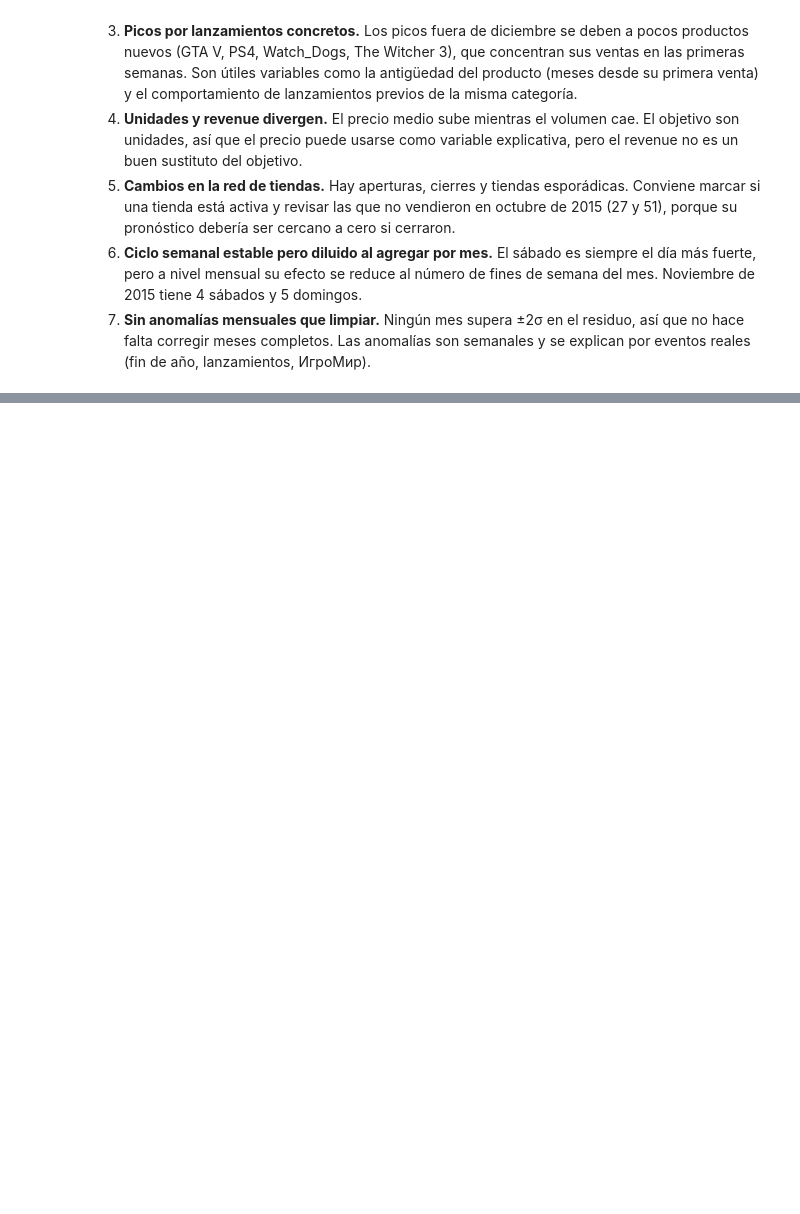
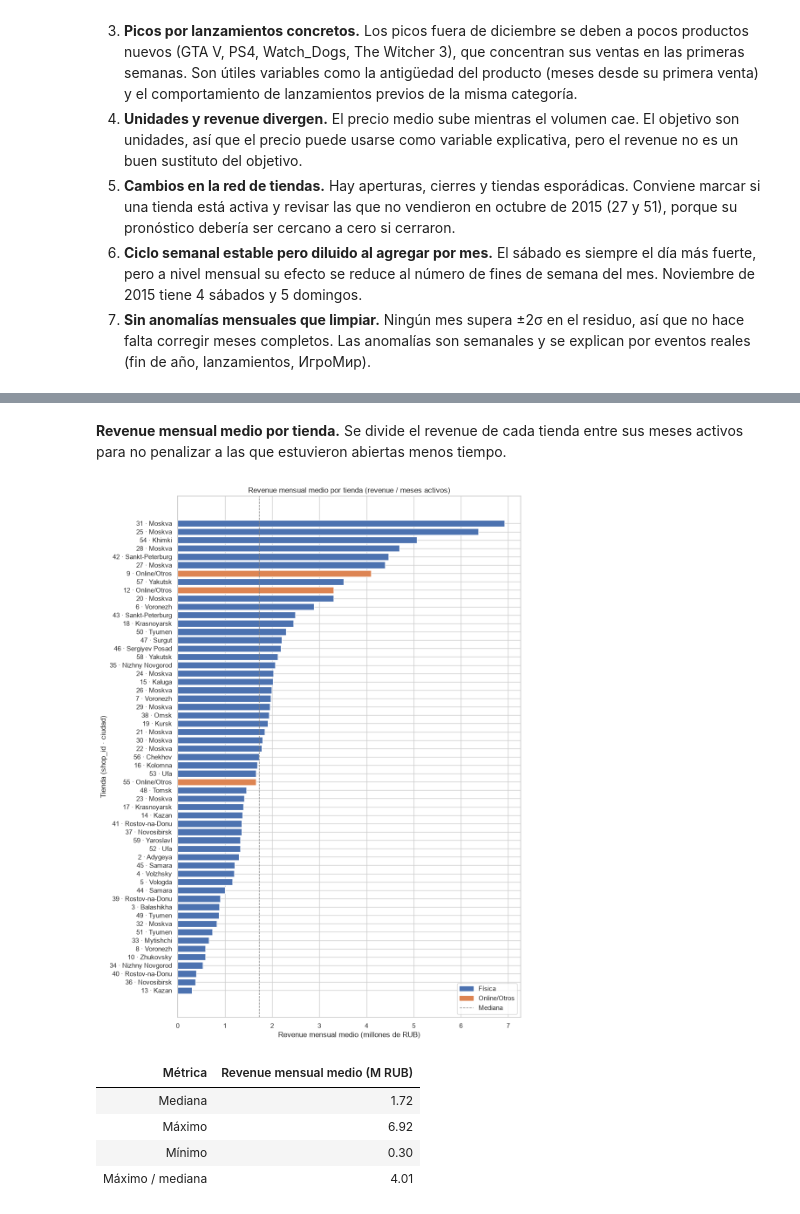
Before and after one commit to LuisCruz1996/predict_future_sales, a Jupyter notebook: notebooks/01_exploratory_data_analysis.ipynb, the cells around one changed output, grey strips where cells are left out. Cells and saved outputs as stored; diff of their text form; code cells hidden in the pictures; blank space fills up the shorter version.

Commit message:
Sección 7: análisis comparativo entre sucursales y productos
Co-Authored-By: Claude Opus 5.5 <noreply@anthropic.com>

```diff
--- a/notebooks/01_exploratory_data_analysis.ipynb
+++ b/notebooks/01_exploratory_data_analysis.ipynb
@@ -2639,0 +3089,41 @@ Patrones que debe considerar el modelo de forecasting de `item_cnt_month` para n
+# %% [markdown]
+**Revenue mensual medio por tienda.** Se divide el revenue de cada tienda entre sus meses activos para no
+penalizar a las que estuvieron abiertas menos tiempo.
+# %%
+TYPE_COLORS = {"Física": "C0", "Online/Otros": "C1"}
+monthly_rank = shop_performance.sort_values("Revenue mensual medio (M RUB)", ascending=True)
+
+fig, ax = plt.subplots(figsize=(10, 13))
+ax.barh(monthly_rank["shop_id"].astype(str) + " · " + monthly_rank["ciudad"].astype(str),
+        monthly_rank["Revenue mensual medio (M RUB)"],
+        color=monthly_rank["tipo_tienda"].map(TYPE_COLORS))
+ax.axvline(monthly_rank["Revenue mensual medio (M RUB)"].median(), color="grey", linestyle="--",
+           linewidth=1, label="Mediana")
+ax.set_title("Revenue mensual medio por tienda (revenue / meses activos)")
+ax.set_xlabel("Revenue mensual medio (millones de RUB)")
+ax.set_ylabel("Tienda (shop_id · ciudad)")
+handles = [plt.Rectangle((0, 0), 1, 1, color=c) for c in TYPE_COLORS.values()]
+ax.legend(handles + [ax.get_lines()[0]], list(TYPE_COLORS) + ["Mediana"], loc="lower right")
+plt.tight_layout()
+plt.show()
+
+style_table(
+    pd.DataFrame({
+        "Métrica": ["Mediana", "Máximo", "Mínimo", "Máximo / mediana"],
+        "Revenue mensual medio (M RUB)": [
+            monthly_rank["Revenue mensual medio (M RUB)"].median(),
+            monthly_rank["Revenue mensual medio (M RUB)"].max(),
+            monthly_rank["Revenue mensual medio (M RUB)"].min(),
+            monthly_rank["Revenue mensual medio (M RUB)"].max()
+            / monthly_rank["Revenue mensual medio (M RUB)"].median(),
+        ],
+    }),
+    {"Revenue mensual medio (M RUB)": "{:,.2f}"},
+)
+# %% [output]
+[figure, added]
+| Métrica | Revenue mensual medio (M RUB) |
+| Mediana | 1.72 |
+| Máximo | 6.92 |
+| Mínimo | 0.30 |
+| Máximo / mediana | 4.01 |
```
Also changed, not shown: parts of 38 cells of this notebook.
